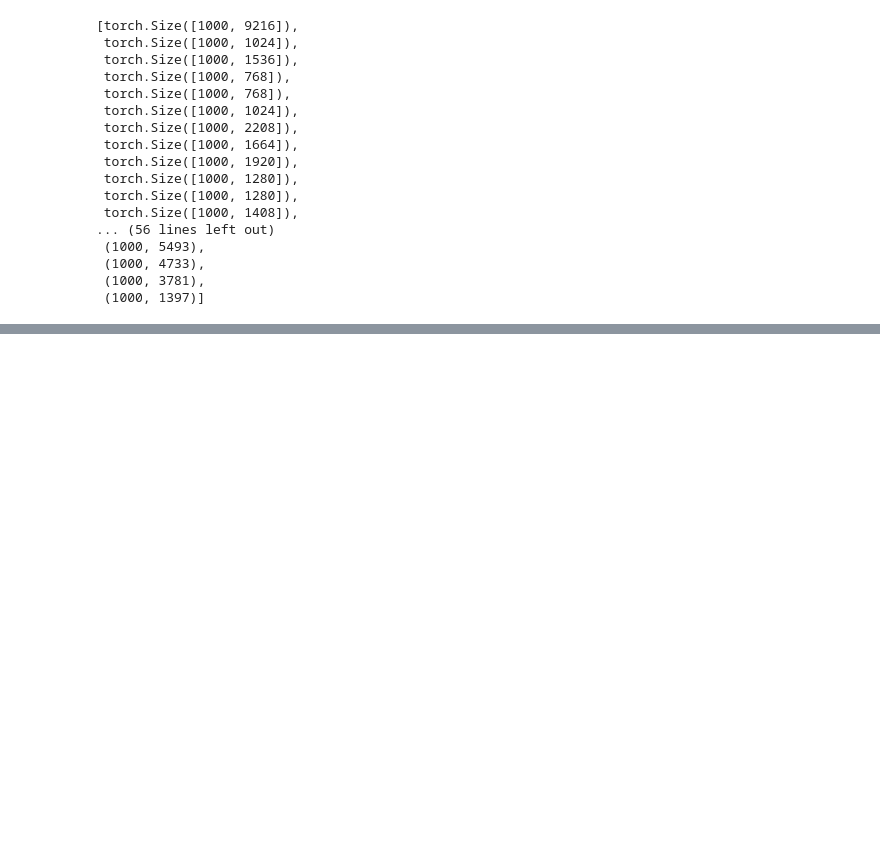
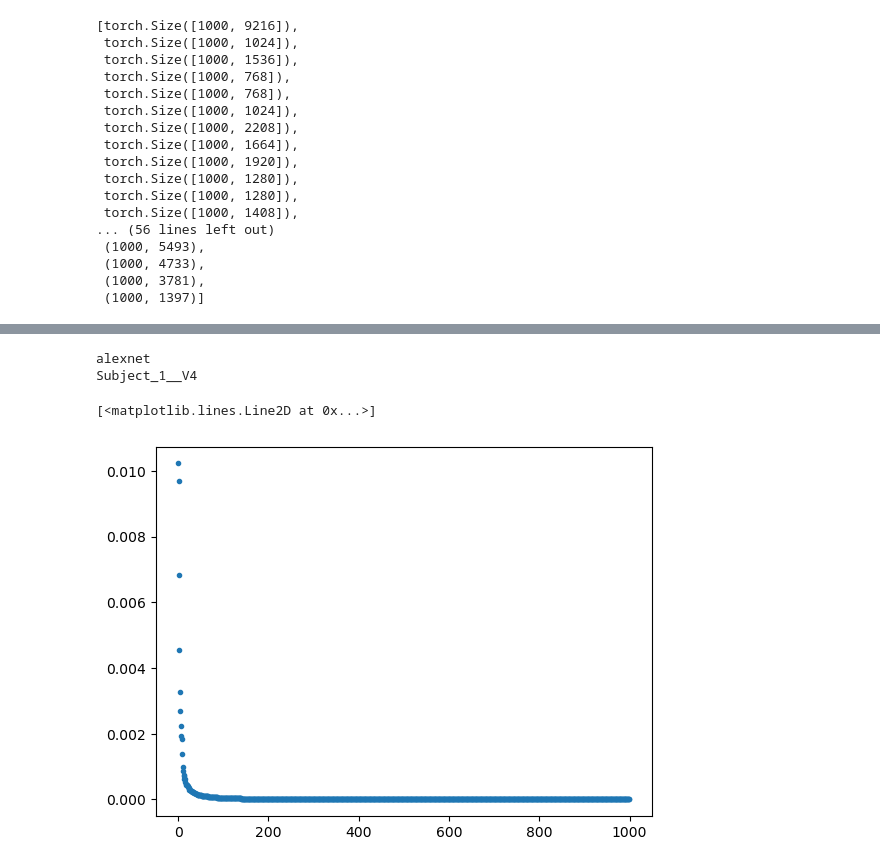
Before and after one commit to SarahHarvey/decoding-similarity, a Jupyter notebook: max_and_min_metrics.ipynb, the cells around one changed output, grey strips where cells are left out. Cells and saved outputs as stored; diff of their text form; code cells hidden in the pictures; blank space fills up the shorter version.

```diff
--- a/max_and_min_metrics.ipynb
+++ b/max_and_min_metrics.ipynb
@@ -428,11 +470,26 @@ cached = list(np.load('Kx_cache_a0b1_56models_foursubjects_V1V2V3V4_trained_CzV4
 # %%
-KX = cached[56]
-KY = cached[3]
-A = (1/2)*(KX@KY + KY@KX)
+ind1 = 0
+ind2 = 59
+
+KX = cached[ind1]
+KY = cached[ind2]
+# A = (1/2)*(KX@KY + KY@KX)
+A = (KX - KY)@(KX - KY)
 
 vals, vecs = np.linalg.eig(A)
 
 idx = vals.argsort()[::-1]
 vals = vals[idx]
 vecs = vecs[:,idx]
+
+print(model_names[ind1])
+print(model_names[ind2])
+# %% [output]
+alexnet
+Subject_1__V4
+# %%
+plt.plot(vals,'.')
+# %% [output]
+[<matplotlib.lines.Line2D at 0x...>]
+[figure, added]
 # %%
```
Also changed, not shown: parts of 12 cells of this notebook, 2 other files.
